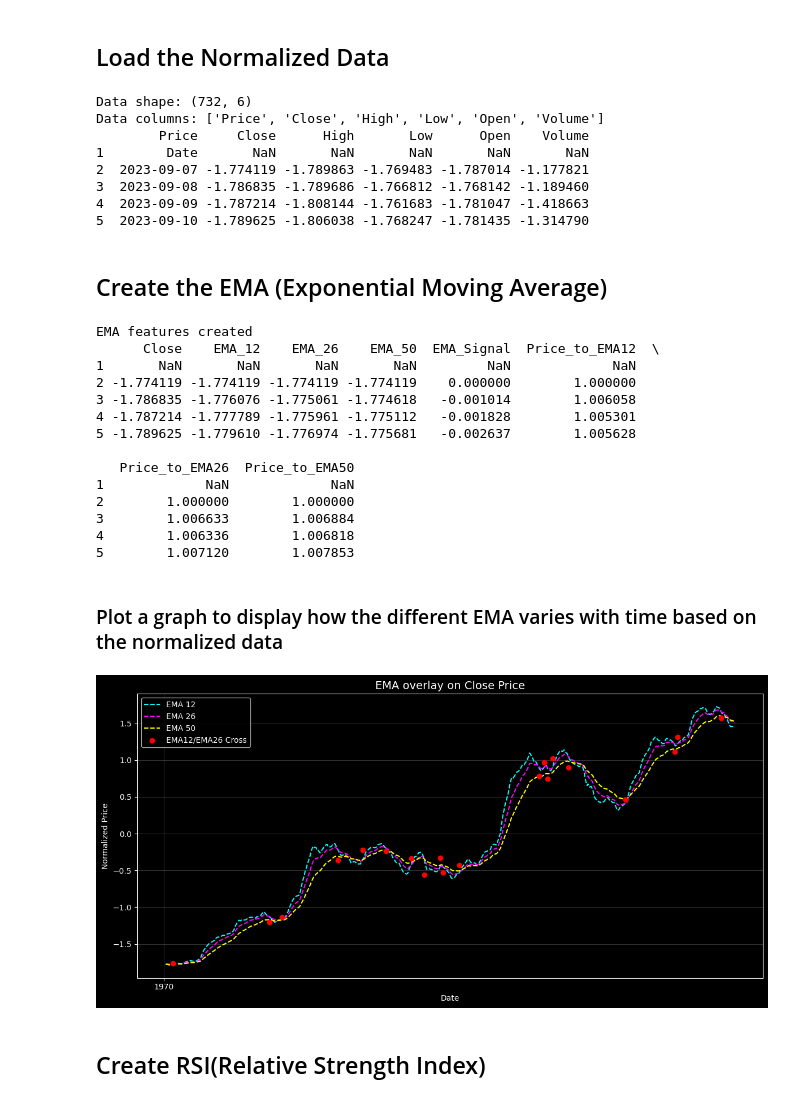
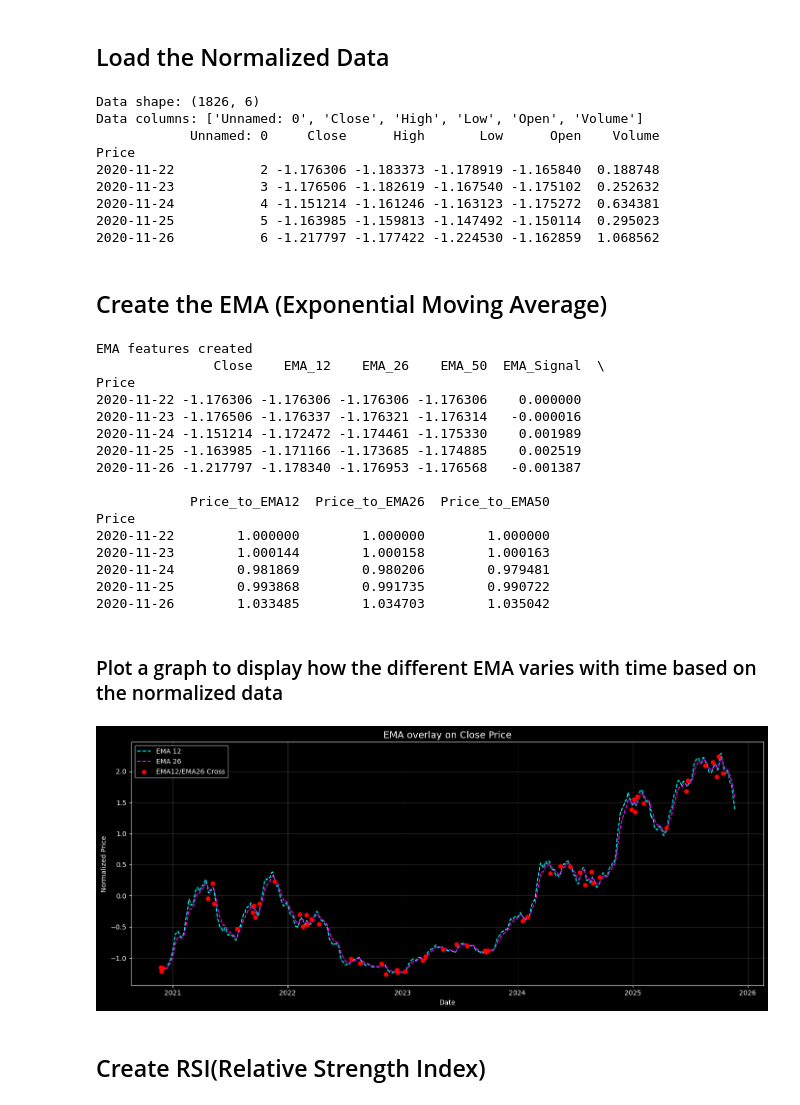
Before and after one commit to Bistrel2002/AI4Finance, a Jupyter notebook: notebooks/feature_engineering.ipynb, the cells around one changed output. Drawn from its saved outputs; the diff is of its cells as text; code cells hidden in the pictures.

```diff
--- a/notebooks/feature_engineering.ipynb
+++ b/notebooks/feature_engineering.ipynb
@@ -53,20 +4,23 @@ Requirement already satisfied: six>=1.5 in /Users/vivienbistrel/AI4Finance/.venv
 import pandas as pd
 import numpy as np
 
-data = pd.read_csv('../data/normalized_data.csv', index_col=0)
+data = pd.read_csv('../data/normalized_data.csv', skiprows=[1])
+data.set_index('Price', inplace=True)
+data.index = pd.to_datetime(data.index)
 
 print('Data shape:', data.shape)
 print('Data columns:', data.columns.tolist())
 print(data.head())
 # %% [output]
-Data shape: (732, 6)
-Data columns: ['Price', 'Close', 'High', 'Low', 'Open', 'Volume']
-        Price     Close      High       Low      Open    Volume
-1        Date       NaN       NaN       NaN       NaN       NaN
-2  2023-09-07 -1.774119 -1.789863 -1.769483 -1.787014 -1.177821
-3  2023-09-08 -1.786835 -1.789686 -1.766812 -1.768142 -1.189460
-4  2023-09-09 -1.787214 -1.808144 -1.761683 -1.781047 -1.418663
-5  2023-09-10 -1.789625 -1.806038 -1.768247 -1.781435 -1.314790
+Data shape: (1826, 6)
+Data columns: ['Unnamed: 0', 'Close', 'High', 'Low', 'Open', 'Volume']
+            Unnamed: 0     Close      High       Low      Open    Volume
+Price
+2020-11-22           2 -1.176306 -1.183373 -1.178919 -1.165840  0.188748
+2020-11-23           3 -1.176506 -1.182619 -1.167540 -1.175102  0.252632
+2020-11-24           4 -1.151214 -1.161246 -1.163123 -1.175272  0.634381
+2020-11-25           5 -1.163985 -1.159813 -1.147492 -1.150114  0.295023
+2020-11-26           6 -1.217797 -1.177422 -1.224530 -1.162859  1.068562
 # %% [markdown]
 ## Create the EMA (Exponential Moving Average)
 # %%
@@ -93,53 +47,54 @@ print('EMA features created')
 print(data[['Close', 'EMA_12', 'EMA_26', 'EMA_50', 'EMA_Signal', 'Price_to_EMA12', 'Price_to_EMA26', 'Price_to_EMA50']].head())
 # %% [output]
 EMA features created
-      Close    EMA_12    EMA_26    EMA_50  EMA_Signal  Price_to_EMA12  \
-1       NaN       NaN       NaN       NaN         NaN             NaN
-2 -1.774119 -1.774119 -1.774119 -1.774119    0.000000        1.000000
-3 -1.786835 -1.776076 -1.775061 -1.774618   -0.001014        1.006058
-4 -1.787214 -1.777789 -1.775961 -1.775112   -0.001828        1.005301
-5 -1.789625 -1.779610 -1.776974 -1.775681   -0.002637        1.005628
+               Close    EMA_12    EMA_26    EMA_50  EMA_Signal  \
+Price
+2020-11-22 -1.176306 -1.176306 -1.176306 -1.176306    0.000000
+2020-11-23 -1.176506 -1.176337 -1.176321 -1.176314   -0.000016
+2020-11-24 -1.151214 -1.172472 -1.174461 -1.175330    0.001989
+2020-11-25 -1.163985 -1.171166 -1.173685 -1.174885    0.002519
+2020-11-26 -1.217797 -1.178340 -1.176953 -1.176568   -0.001387
 
-   Price_to_EMA26  Price_to_EMA50
-1             NaN             NaN
-2        1.000000        1.000000
-3        1.006633        1.006884
-4        1.006336        1.006818
-5        1.007120        1.007853
+            Price_to_EMA12  Price_to_EMA26  Price_to_EMA50
+Price
+2020-11-22        1.000000        1.000000        1.000000
+2020-11-23        1.000144        1.000158        1.000163
+2020-11-24        0.981869        0.980206        0.979481
+2020-11-25        0.993868        0.991735        0.990722
+2020-11-26        1.033485        1.034703        1.035042
 # %% [markdown]
 ### Plot a graph to display how the different EMA varies with time based on the normalized data
 # %%
 import matplotlib.pyplot as plt
 import pandas as pd
 
 # Ensure datetime index
 if not pd.api.types.is_datetime64_any_dtype(data.index):
     data = data.copy()
     data.index = pd.to_datetime(data.index, errors='coerce')
     data = data[~data.index.isna()]
 
 plt.style.use('dark_background')
-plt.figure(figsize=(12,6))
+plt.figure(figsize=(14,6))
 
 # Close price and EMAs
 #plt.plot(data.index, data['Close'], label='Close', color='white', linewidth=1.8)
 plt.plot(data.index, data['EMA_12'], label='EMA 12', color='cyan', linestyle='--', linewidth=1.5)
 plt.plot(data.index, data['EMA_26'], label='EMA 26', color='magenta', linestyle='--', linewidth=1.5)
-plt.plot(data.index, data['EMA_50'], label='EMA 50', color='yellow', linestyle='--', linewidth=1.5)
 
 # EMA12/EMA26 cross points (sign change)
 cross_points = data[data['EMA_Signal'] * data['EMA_Signal'].shift(1) < 0]
 plt.scatter(cross_points.index, cross_points['Close'], color='red', label='EMA12/EMA26 Cross', zorder=30)
 
 plt.title('EMA overlay on Close Price', fontsize=14)
 plt.xlabel('Date')
 plt.ylabel('Normalized Price')
 plt.legend()
 plt.grid(True, alpha=0.2)
 plt.tight_layout()
 plt.show()
 # %% [output]
-[figure, old version]
+[figure, new version]
 # %% [markdown]
 ## Create RSI(Relative Strength Index)
 # %%
```
Also changed, not shown: parts of 5 cells of this notebook, 5 other files.
